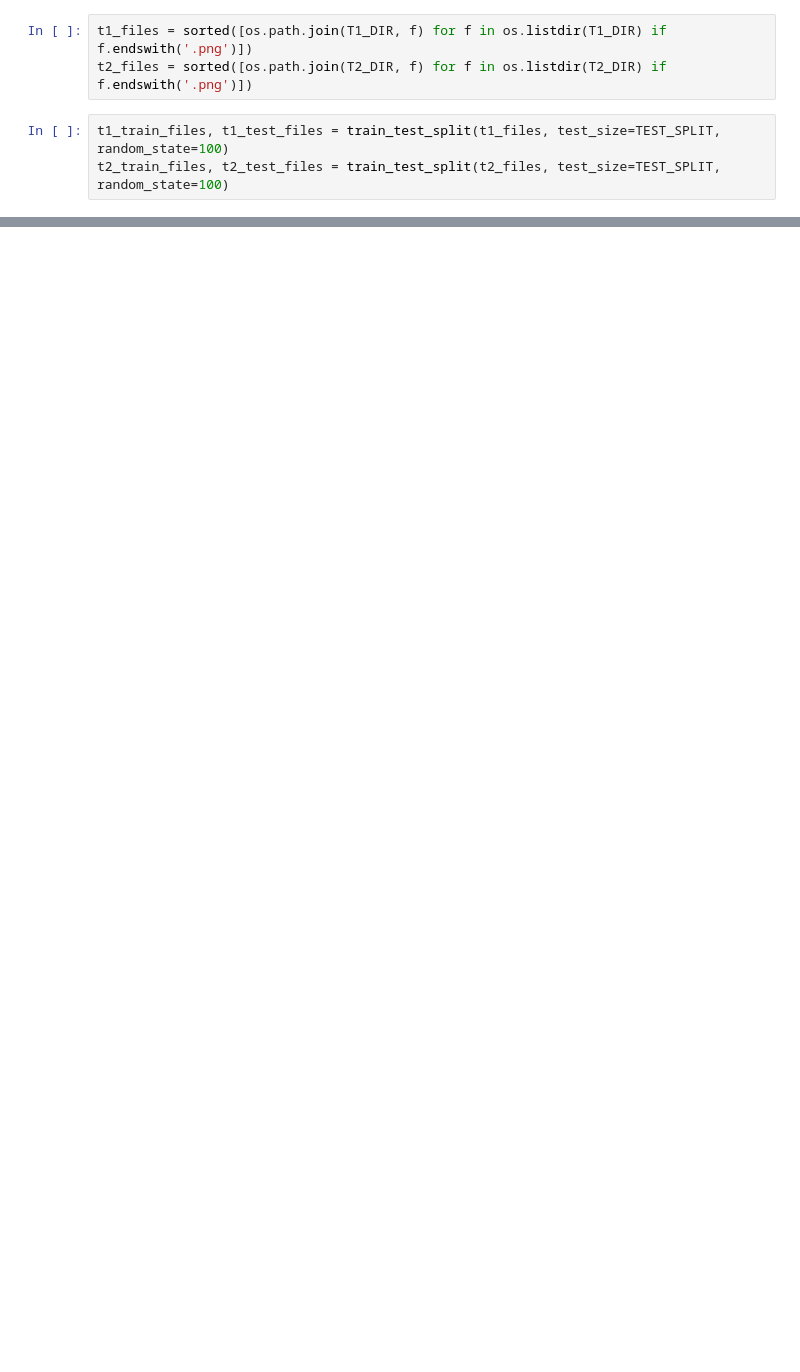
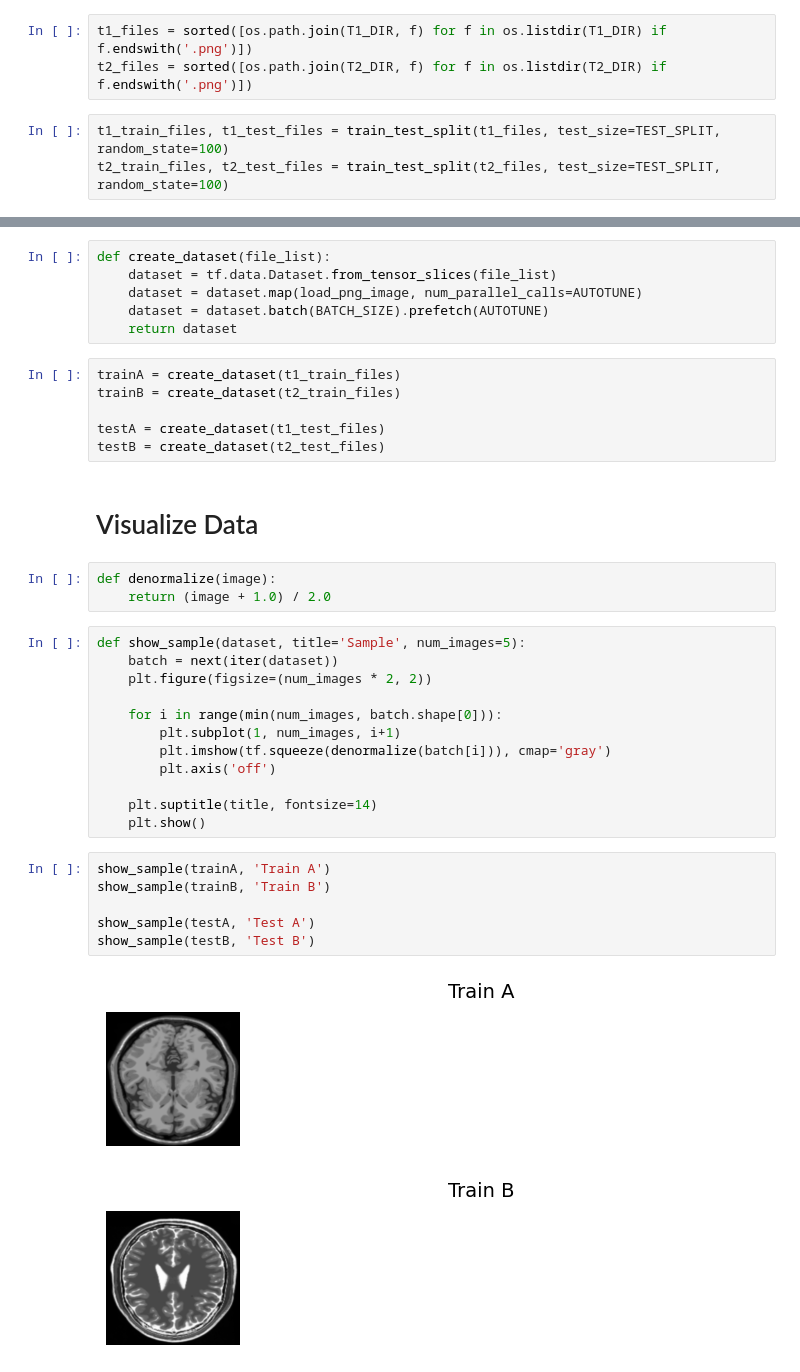
Before and after one commit to Debnath-Goutam/Style-Transfer-using-GAN-Capstone-, a Jupyter notebook: Capstone Project.ipynb, the cells around one changed output, grey strips where cells are left out. Saved outputs shown, nothing was run; the diff lists cells and outputs as text; blank space fills up the shorter version.

```diff
--- a/Capstone Project.ipynb
+++ b/Capstone Project.ipynb
@@ -34,0 +46,38 @@ t2_train_files, t2_test_files = train_test_split(t2_files, test_size=TEST_SPLIT,
+# %%
+def create_dataset(file_list):
+    dataset = tf.data.Dataset.from_tensor_slices(file_list)
+    dataset = dataset.map(load_png_image, num_parallel_calls=AUTOTUNE)
+    dataset = dataset.batch(BATCH_SIZE).prefetch(AUTOTUNE)
+    return dataset
+# %%
+trainA = create_dataset(t1_train_files)
+trainB = create_dataset(t2_train_files)
+
+testA = create_dataset(t1_test_files)
+testB = create_dataset(t2_test_files)
+# %% [markdown]
+# Visualize Data
+# %%
+def denormalize(image):
+    return (image + 1.0) / 2.0
+# %%
+def show_sample(dataset, title='Sample', num_images=5):
+    batch = next(iter(dataset))
+    plt.figure(figsize=(num_images * 2, 2))
+
+    for i in range(min(num_images, batch.shape[0])):
+        plt.subplot(1, num_images, i+1)
+        plt.imshow(tf.squeeze(denormalize(batch[i])), cmap='gray')
+        plt.axis('off')
+
+    plt.suptitle(title, fontsize=14)
+    plt.show()
+# %%
+show_sample(trainA, 'Train A')
+show_sample(trainB, 'Train B')
+
+show_sample(testA, 'Test A')
+show_sample(testB, 'Test B')
+# %% [output]
+[figure, added]
+[figure, added]
```
Also changed, not shown: parts of 30 cells of this notebook.
